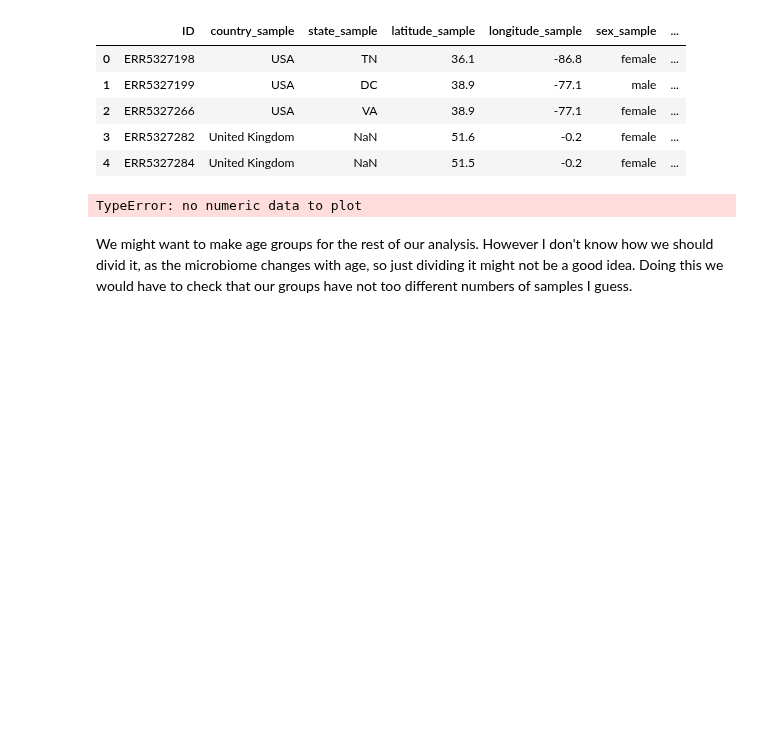
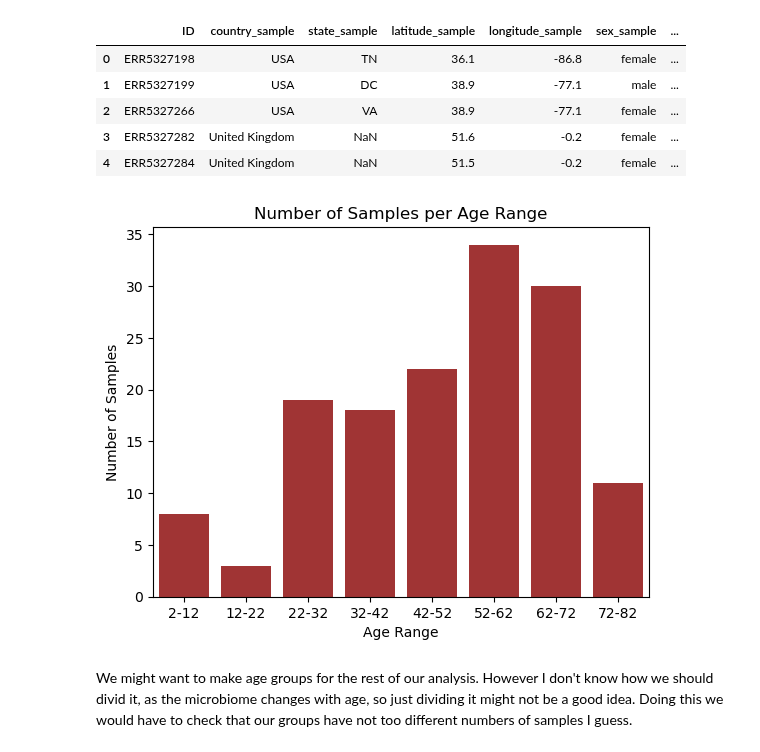
Before and after one commit to Mila-cmd651/FunGut-Project, a Jupyter notebook: Mila_Metadata_analysis.ipynb, the cells around one changed output. Drawn from its saved outputs; the diff is of its cells as text; code cells hidden in the pictures; blank space fills up the shorter version.

Commit message:
Changes to the metadata + updated my denoizing to be like the final version

```diff
--- a/Mila_Metadata_analysis.ipynb
+++ b/Mila_Metadata_analysis.ipynb
@@ -18,7 +18,7 @@ data_dir = "/home/jovyan/assignments/FunGut-Project/project_data" #Store the fol
 # %% [markdown]
 # Analysis of the sample metadata
 # %%
-sample_metadata = pd.read_csv("project_data/fungut_metadata.tsv", sep="\t", na_values=["Not provided"])
+sample_metadata = pd.read_csv("project_data/fungut_metadata_updated.tsv", sep="\t", na_values=["Not provided"])
 sample_metadata.head()
 # %% [output]
 |  | ID | country_sample | state_sample | latitude_sample | longitude_sample | sex_sample | ... |
@@ -102,12 +104,13 @@ sample_metadata.head()
 | 3 | ERR5327282 | United Kingdom | NaN | 51.6 | -0.2 | female | ... |
 | 4 | ERR5327284 | United Kingdom | NaN | 51.5 | -0.2 | female | ... |
 # %%
-sample_metadata["age_range"].plot(bins=20, edgecolor="black", color="brown")
-plt.xlabel("Age")
-plt.ylabel("Frequency")
-plt.suptitle("Age distribution")
+sns.countplot(data=sample_metadata, x='age_range', order=labels_bins_age, color="firebrick")
+plt.xlabel('Age Range')
+plt.ylabel('Number of Samples')
+plt.title('Number of Samples per Age Range')
+plt.show()
 # %% [output]
-TypeError: no numeric data to plot
+[figure, added]
 # %% [markdown]
 We might want to make age groups for the rest of our analysis. However I don't know how we should divid it, as the microbiome changes with age, so just dividing it might not be a good idea. Doing this we would have to check that our groups have not too different numbers of samples I guess.
 # %%
```
Also changed, not shown: parts of 14 cells of this notebook, 1 other file.
